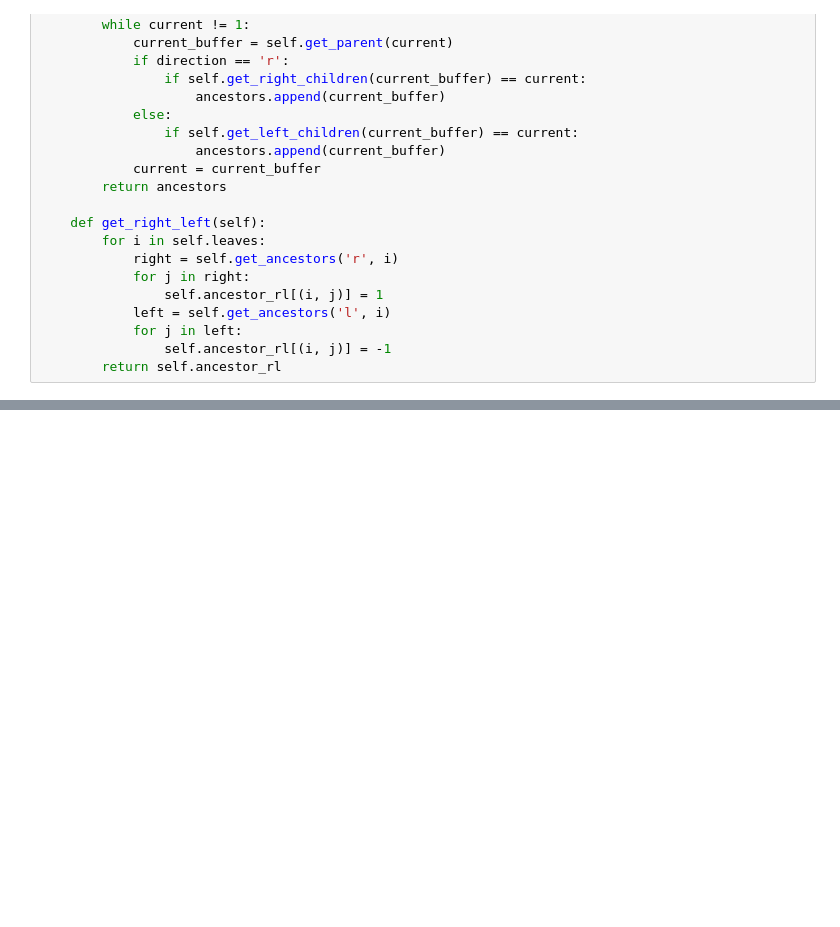
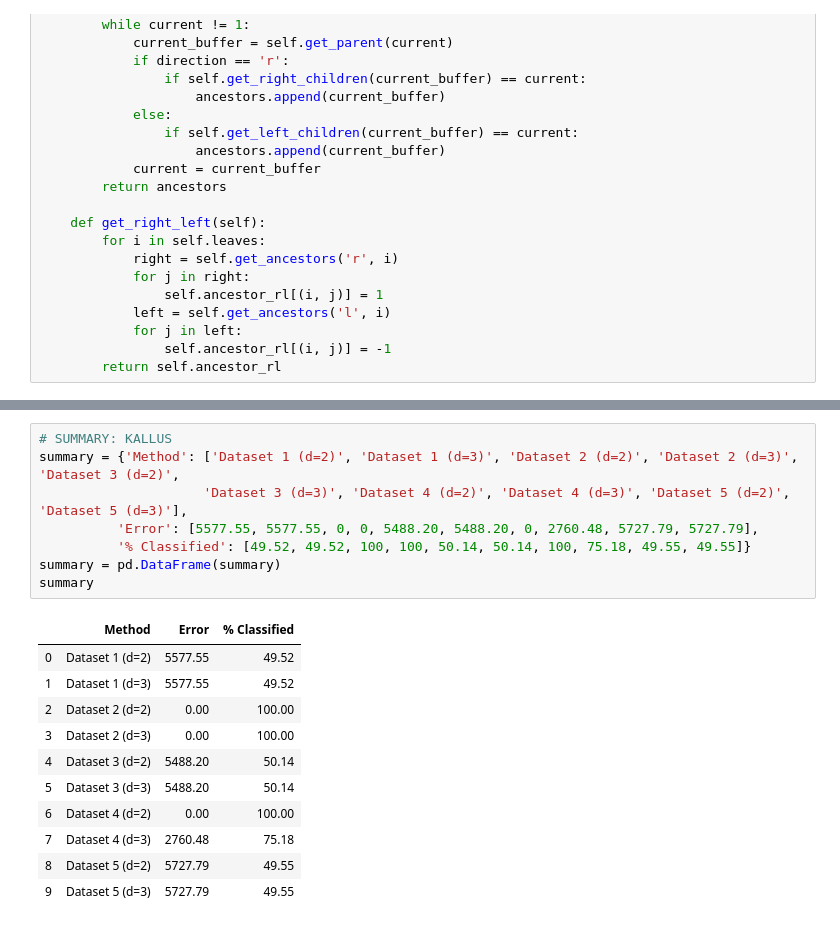
Before and after one commit to nathanaj99/prescriptive-trees, a Jupyter notebook: kallus.ipynb, the cells around one changed output, grey strips where cells are left out. Drawn from its saved outputs; the diff is of its cells as text; blank space fills up the shorter version.

```diff
--- a/kallus.ipynb
+++ b/kallus.ipynb
@@ -532,0 +579,20 @@ test_X, test_t, test_y, real = open_file('data/data_test_1_N_60000_.csv')
+# %%
+# SUMMARY: KALLUS
+summary = {'Method': ['Dataset 1 (d=2)', 'Dataset 1 (d=3)', 'Dataset 2 (d=2)', 'Dataset 2 (d=3)', 'Dataset 3 (d=2)',
+                     'Dataset 3 (d=3)', 'Dataset 4 (d=2)', 'Dataset 4 (d=3)', 'Dataset 5 (d=2)', 'Dataset 5 (d=3)'],
+          'Error': [5577.55, 5577.55, 0, 0, 5488.20, 5488.20, 0, 2760.48, 5727.79, 5727.79],
+          '% Classified': [49.52, 49.52, 100, 100, 50.14, 50.14, 100, 75.18, 49.55, 49.55]}
+summary = pd.DataFrame(summary)
+summary
+# %% [output]
+|  | Method | Error | % Classified |
+| 0 | Dataset 1 (d=2) | 5577.55 | 49.52 |
+| 1 | Dataset 1 (d=3) | 5577.55 | 49.52 |
+| 2 | Dataset 2 (d=2) | 0.00 | 100.00 |
+| 3 | Dataset 2 (d=3) | 0.00 | 100.00 |
+| 4 | Dataset 3 (d=2) | 5488.20 | 50.14 |
+| 5 | Dataset 3 (d=3) | 5488.20 | 50.14 |
+| 6 | Dataset 4 (d=2) | 0.00 | 100.00 |
+| 7 | Dataset 4 (d=3) | 2760.48 | 75.18 |
+| 8 | Dataset 5 (d=2) | 5727.79 | 49.55 |
+| 9 | Dataset 5 (d=3) | 5727.79 | 49.55 |
```
Also changed, not shown: parts of 18 cells of this notebook.
